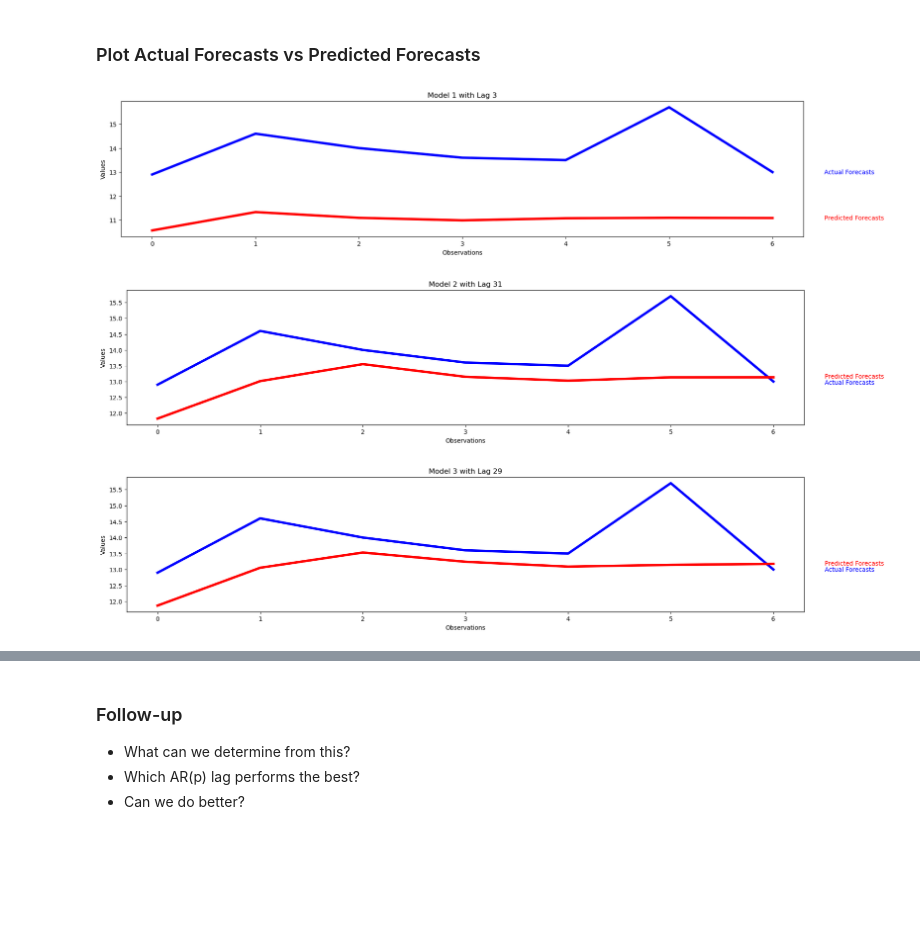
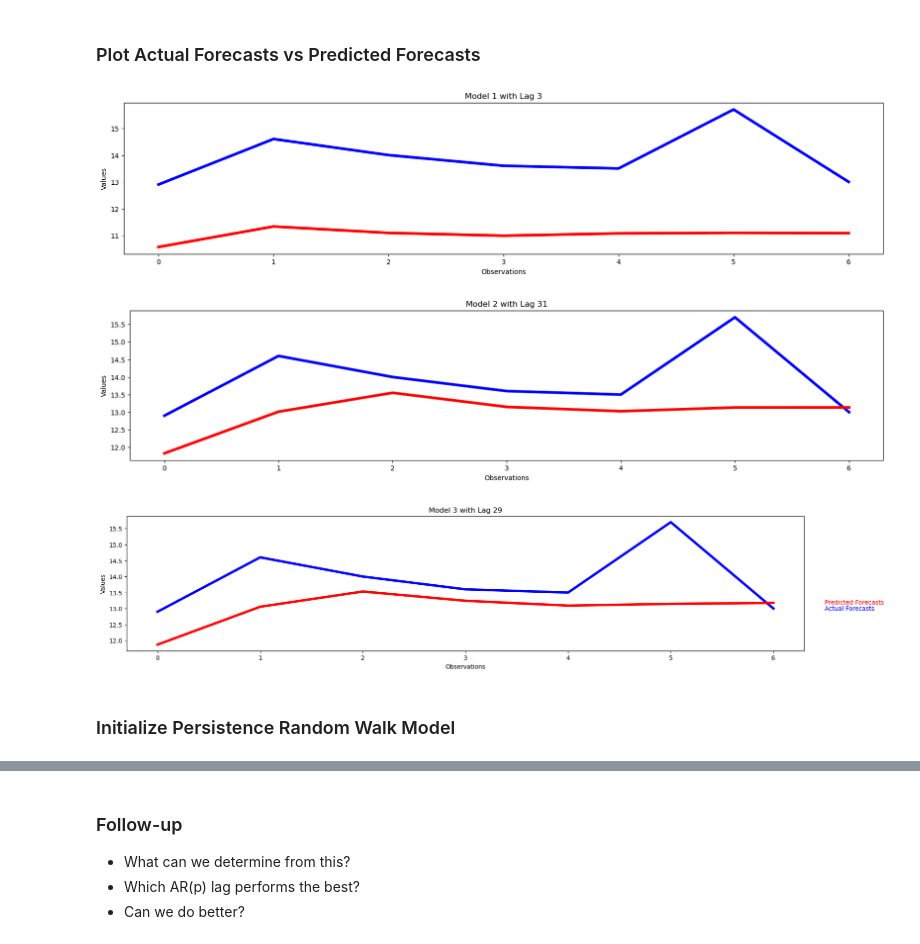
Before and after one commit to Brinkley97/applied_time_series_and_machine_learning, a Jupyter notebook: framework_for_time_series_data/real_world_investigations-temperature.ipynb, the cells around one changed output, grey strips where cells are left out. Cells and saved outputs as stored; diff of their text form; code cells hidden in the pictures; blank space fills up the shorter version.

Commit message:
getting predictions for persistence model

```diff
--- a/framework_for_time_series_data/real_world_investigations-temperature.ipynb
+++ b/framework_for_time_series_data/real_world_investigations-temperature.ipynb
@@ -194,5 +196,5 @@ array([20.7, 17.9, 18.8, ..., 13.2, 13.9, 10. ])
 # %%
-predictions = ar_model_class.ar_predict(trained_ar_models, len_historical_data, train, test)
+predictions = ar_model_class.predict(trained_ar_models, len_historical_data, train, test)
 predictions
 # %% [output]
 Model 1 <statsmodels.tsa.ar_model.AutoRegResultsWrapper object at 0x...>
@@ -217,8 +219,10 @@ expected [12.9 14.6 14.  13.6 13.5 15.7 13. ] predicted [11.87216021 13.05570396
 # %% [markdown]
 ### Plot Actual Forecasts vs Predicted Forecasts
 # %%
-EvaluationMetric.plot_forecast(expected_forecast, predictions, lags_to_test)
+EvaluationMetric.plot_forecast(expected_forecast, predictions, lags_to_test, with_lags=True)
 # %% [output]
-[figure, old version]
+[figure, new version]
-[figure, old version]
+[figure, new version]
 [figure]
+# %% [markdown]
+### Initialize Persistence Random Walk Model
```
Also changed, not shown: parts of 16 cells of this notebook.
